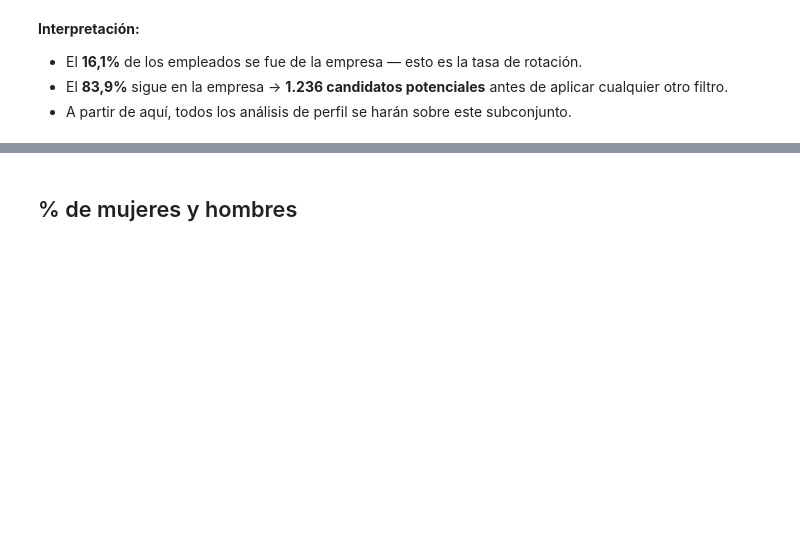
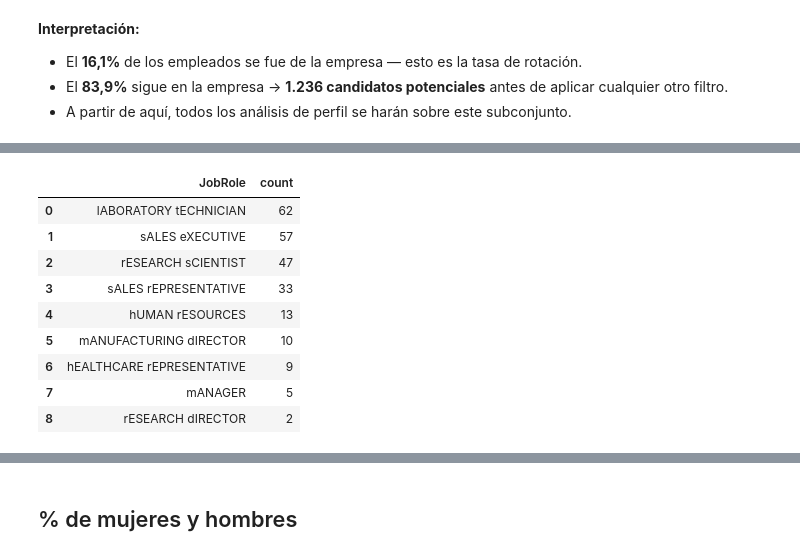
Before and after one commit to aliciagonzalezgoz/project-da-promo-69-modulo-3-team-2, a Jupyter notebook: Fase1.ipynb, the cells around one changed output, grey strips where cells are left out. Drawn from its saved outputs; the diff is of its cells as text; code cells hidden in the pictures; blank space fills up the shorter version.

Commit message:
hecho hasta la pregunta 5

```diff
--- a/Fase1.ipynb
+++ b/Fase1.ipynb
@@ -191,0 +213,17 @@ Candidatos potenciales al curso:      1236
+# %%
+#PREGUNTA3. QUE PUESTOS TIENE MAS RIESGO DE ROTACION?
+
+#Ver todos los puestos con más rotación, para saber cuales tiene mas tasa d abandono:
+
+df[df["Attrition"] == "Yes"]["JobRole"].value_counts().reset_index()  #calcula por volumen y no por tasa, puede llevar a conclusiones erroneas
+# %% [output]
+|  | JobRole | count |
+| 0 | lABORATORY tECHNICIAN | 62 |
+| 1 | sALES eXECUTIVE | 57 |
+| 2 | rESEARCH sCIENTIST | 47 |
+| 3 | sALES rEPRESENTATIVE | 33 |
+| 4 | hUMAN rESOURCES | 13 |
+| 5 | mANUFACTURING dIRECTOR | 10 |
+| 6 | hEALTHCARE rEPRESENTATIVE | 9 |
+| 7 | mANAGER | 5 |
+| 8 | rESEARCH dIRECTOR | 2 |
```
Also changed, not shown: parts of 25 cells of this notebook.
